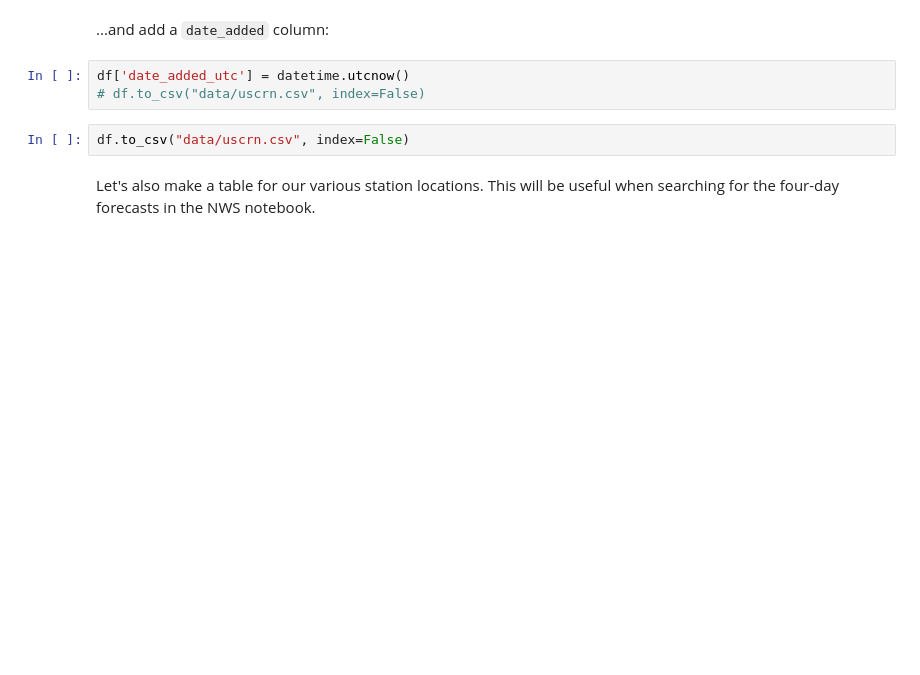
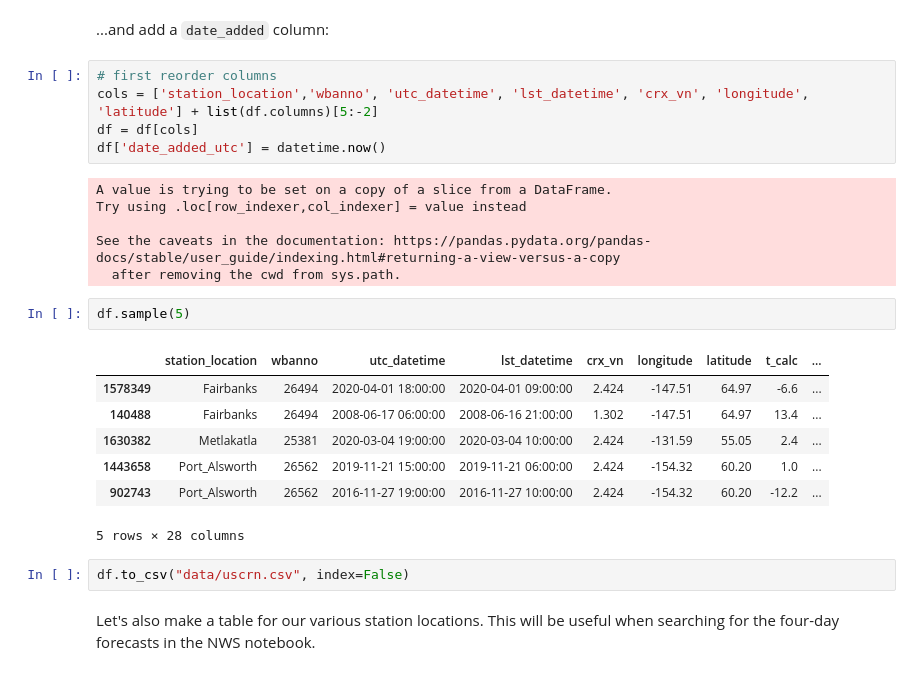
Before and after one commit to Reed-Carter/team-week3, a Jupyter notebook: alex-work/uscrn_scrape.ipynb, the cells around one changed output. Drawn from its saved outputs; the diff is of its cells as text; blank space fills up the shorter version.

```diff
--- a/alex-work/uscrn_scrape.ipynb
+++ b/alex-work/uscrn_scrape.ipynb
@@ -172,8 +160,26 @@ combine_datetime(df)
 # %% [markdown]
 ...and add a `date_added` column:
-# %%
-df['date_added_utc'] = datetime.utcnow()
-# df.to_csv("data/uscrn.csv", index=False)
+# %%
+# first reorder columns
+cols = ['station_location','wbanno', 'utc_datetime', 'lst_datetime', 'crx_vn', 'longitude', 'latitude'] + list(df.columns)[5:-2]
+df = df[cols]
+df['date_added_utc'] = datetime.now()
+# %% [output]
+A value is trying to be set on a copy of a slice from a DataFrame.
+Try using .loc[row_indexer,col_indexer] = value instead
+
+See the caveats in the documentation: https://pandas.pydata.org/pandas-docs/stable/user_guide/indexing.html#returning-a-view-versus-a-copy
+  after removing the cwd from sys.path.
+# %%
+df.sample(5)
+# %% [output]
+|  | station_location | wbanno | utc_datetime | lst_datetime | crx_vn | longitude | latitude | t_calc | ... |
+| 1578349 | Fairbanks | 26494 | 2020-04-01 18:00:00 | 2020-04-01 09:00:00 | 2.424 | -147.51 | 64.97 | -6.6 | ... |
+| 140488 | Fairbanks | 26494 | 2008-06-17 06:00:00 | 2008-06-16 21:00:00 | 1.302 | -147.51 | 64.97 | 13.4 | ... |
+| 1630382 | Metlakatla | 25381 | 2020-03-04 19:00:00 | 2020-03-04 10:00:00 | 2.424 | -131.59 | 55.05 | 2.4 | ... |
+| 1443658 | Port_Alsworth | 26562 | 2019-11-21 15:00:00 | 2019-11-21 06:00:00 | 2.424 | -154.32 | 60.20 | 1.0 | ... |
+| 902743 | Port_Alsworth | 26562 | 2016-11-27 19:00:00 | 2016-11-27 10:00:00 | 2.424 | -154.32 | 60.20 | -12.2 | ... |
+5 rows × 28 columns
 # %%
 df.to_csv("data/uscrn.csv", index=False)
 # %% [markdown]
```
Also changed, not shown: parts of 15 cells of this notebook.
